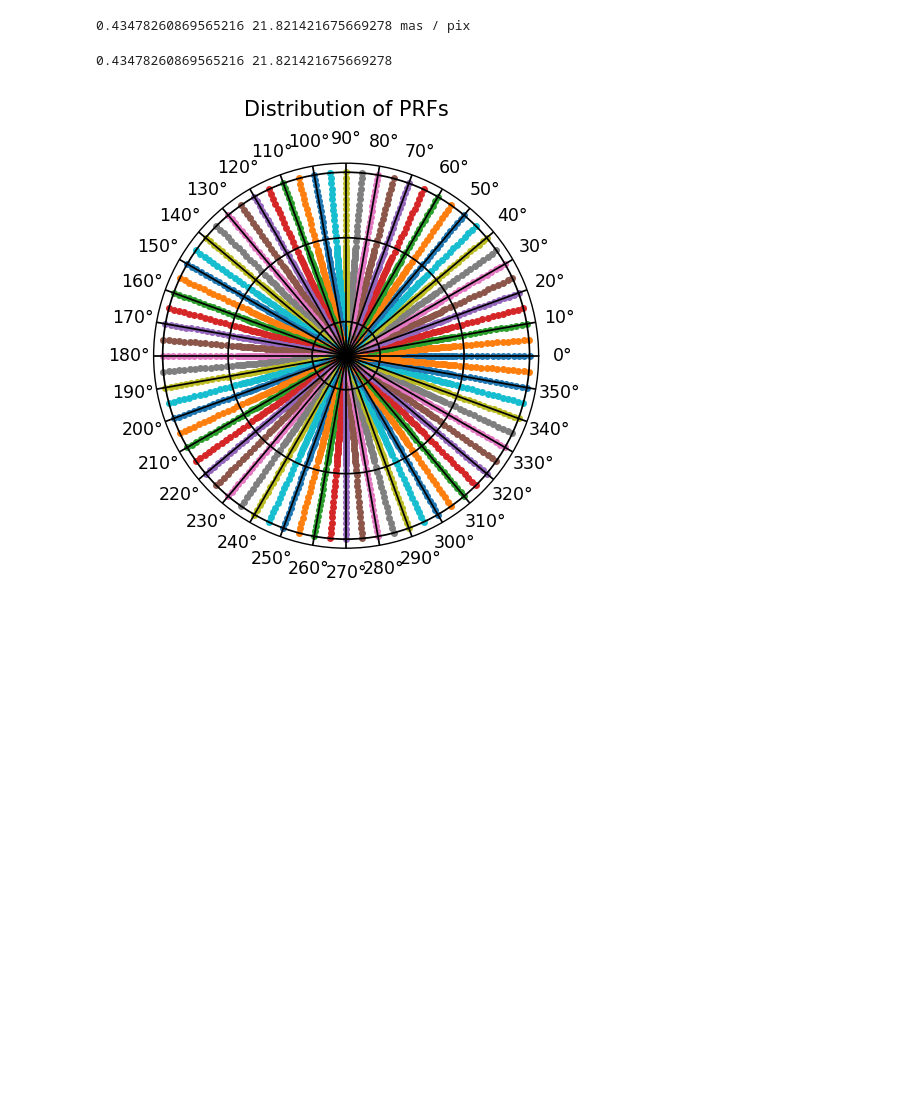
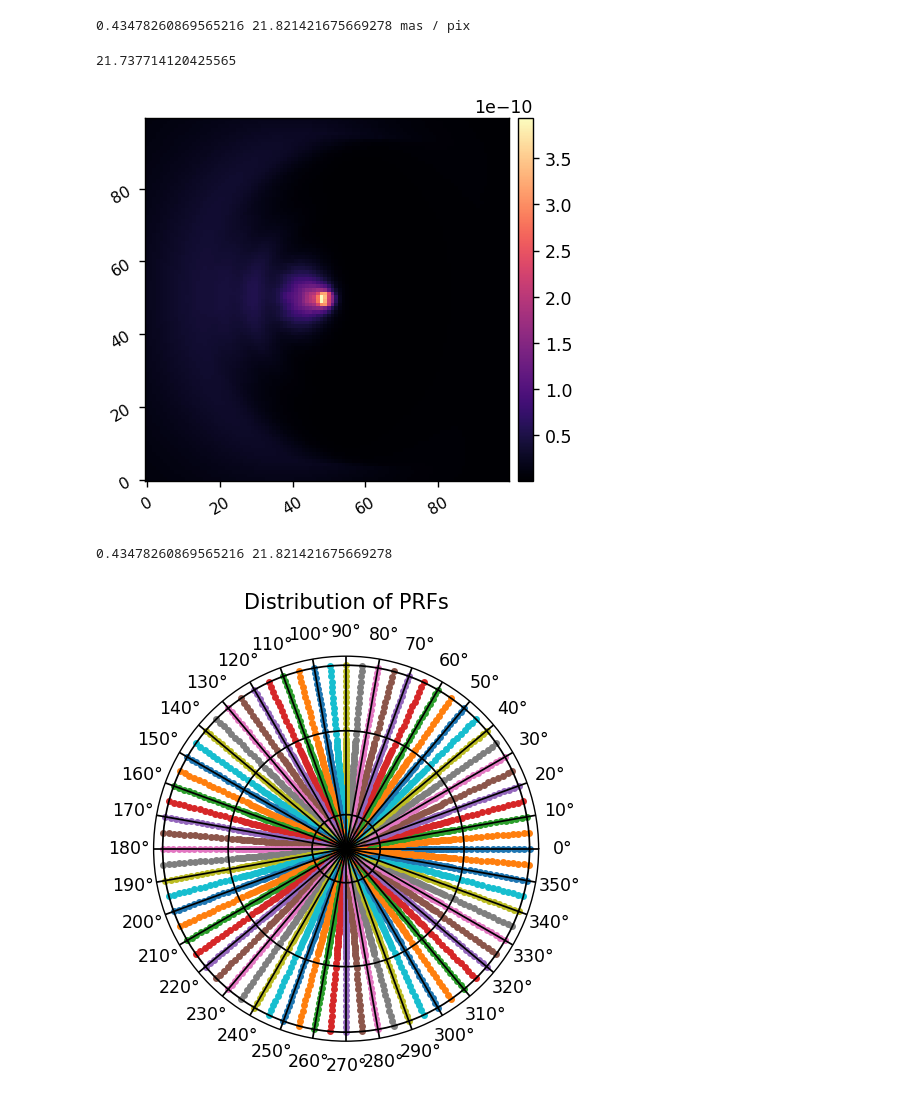
Before and after one commit to kian1377/disk-processing, a Jupyter notebook: hlc_band1_20240418_interp_psfs.ipynb, the cells around one changed output. Saved outputs shown, nothing was run; the diff lists cells and outputs as text; code cells hidden in the pictures; blank space fills up the shorter version.

```diff
--- a/hlc_band1_20240418_interp_psfs.ipynb
+++ b/hlc_band1_20240418_interp_psfs.ipynb
@@ -41,4 +41,17 @@ iwa = 2.8
 owa = 9.7
 # %% [output]
 0.43478260869565216 21.821421675669278 mas / pix
+# %%
+disk = fits.getdata(data_dir/'disks'/'I_0_eps_eri.fits')
+
+ndisk = 100
+disk_pixelscale_mas = 21.82*u.mas/u.pix
+disk_extent = ndisk/2*disk_pixelscale_mas/mas_per_lamD
+print(disk_extent.value)
+
+disk = utils.pad_or_crop(disk, ndisk) # crop it to our region of interest
+imshow1(disk)
+# %% [output]
+21.737714120425565
+[figure, added]
 # %%
```
Also changed, not shown: parts of 8 cells of this notebook, 6 other files.
